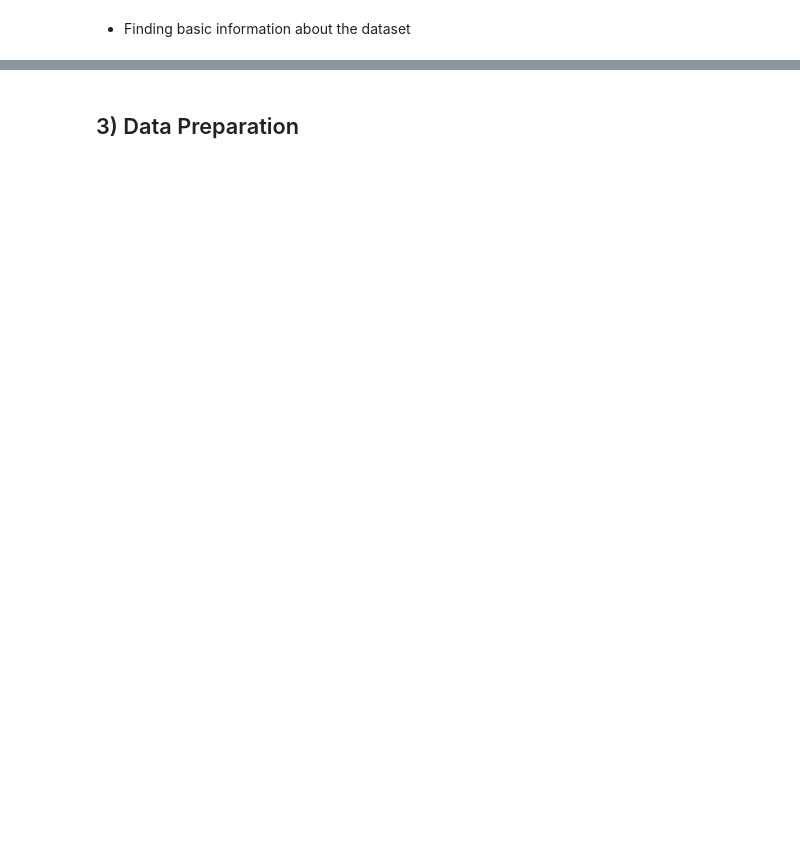
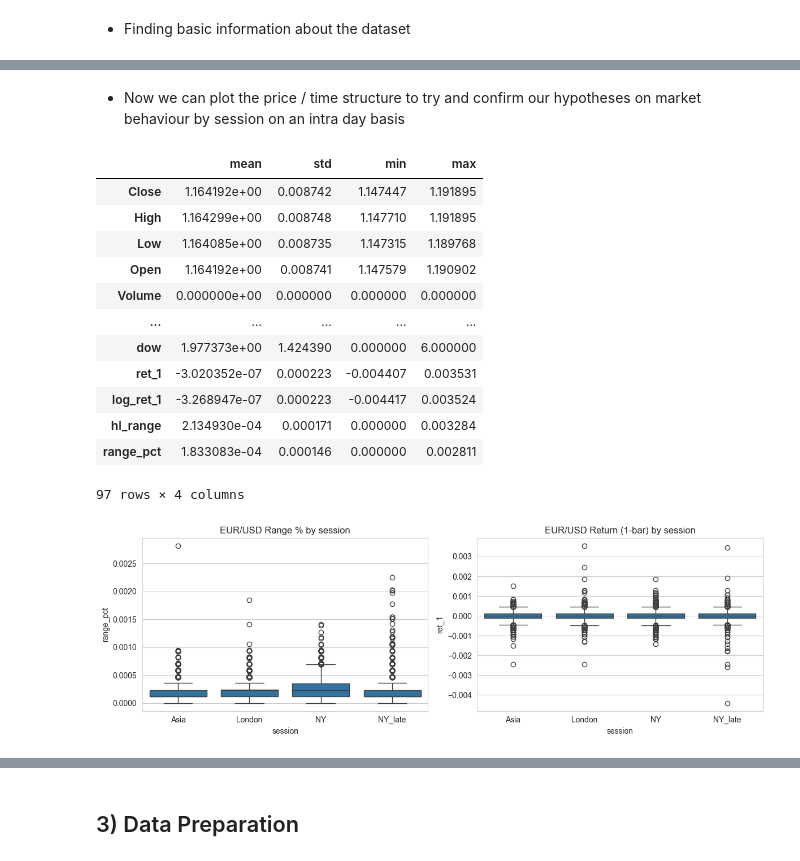
Before and after one commit to eugene-maina72/FX-trading-bot-EUR-USD, a Jupyter notebook: notebook.ipynb, the cells around one changed output, grey strips where cells are left out. Cells and saved outputs as stored; diff of their text form; code cells hidden in the pictures; blank space fills up the shorter version.

Commit message:
EDA and data prep done

```diff
--- a/notebook.ipynb
+++ b/notebook.ipynb
@@ -515,0 +588,31 @@ five_min.describe().T
+# %%
+# --- Helpers to speed up the code ---
+
+# Creating session, hour, day of week features
+def add_time_context(df, tz="UTC"):
+    df = df.copy()
+    df.index = pd.to_datetime(df.index).tz_convert(tz) if df.index.tzinfo else pd.to_datetime(df.index).tz_localize(tz)
+    df["hour"] = df.index.hour
+    df["dow"] = df.index.dayofweek
+    df["session"] = pd.cut(
+        df["hour"],
+        bins=[-1, 7, 12, 17, 24],  # rough Asia / London / NY bands
+        labels=["Asia", "London", "NY", "NY_late"],
+    )
+    return df
+
+# Basic health check function
+def basic_health(df, name):
+    print(f"\n{name} shape={df.shape}, date span={df.index.min()} → {df.index.max()}")
+    print(df.isna().sum())
+    print("duplicates:", df.index.duplicated().sum())
+
+
+# Adding return and range features
+def add_returns_ranges(df):
+    df = df.copy()
+    df["ret_1"] = df["Close"].pct_change()
+    df["log_ret_1"] = np.log(df["Close"]).diff()
+    df["hl_range"] = df["High"] - df["Low"]
+    df["range_pct"] = df["hl_range"] / df["Close"]
+    return df
@@ -515,0 +643,30 @@ five_min.describe().T
+# %% [markdown]
+* Now we can plot the price / time structure to try and confirm our hypotheses on market behaviour by session on an intra day basis
+# %%
+# ---- Price + time structure (5m primary) ---
+five_ctx = add_time_context(five_min)
+five_ctx = add_returns_ranges(five_ctx)
+
+display(five_ctx.describe().T[["mean", "std", "min", "max"]])
+
+fig, ax = plt.subplots(1, 2, figsize=(12, 4))
+sns.boxplot(data=five_ctx, x="session", y="range_pct", ax=ax[0])
+sns.boxplot(data=five_ctx, x="session", y="ret_1", ax=ax[1])
+ax[0].set_title("EUR/USD Range % by session")
+ax[1].set_title("EUR/USD Return (1-bar) by session")
+plt.tight_layout()
+# %% [output]
+|  | mean | std | min | max |
+| Close | 1.164192e+00 | 0.008742 | 1.147447 | 1.191895 |
+| High | 1.164299e+00 | 0.008748 | 1.147710 | 1.191895 |
+| Low | 1.164085e+00 | 0.008735 | 1.147315 | 1.189768 |
+| Open | 1.164192e+00 | 0.008741 | 1.147579 | 1.190902 |
+| Volume | 0.000000e+00 | 0.000000 | 0.000000 | 0.000000 |
+| ... | ... | ... | ... | ... |
+| dow | 1.977373e+00 | 1.424390 | 0.000000 | 6.000000 |
+| ret_1 | -3.020352e-07 | 0.000223 | -0.004407 | 0.003531 |
+| log_ret_1 | -3.268947e-07 | 0.000223 | -0.004417 | 0.003524 |
+| hl_range | 2.134930e-04 | 0.000171 | 0.000000 | 0.003284 |
+| range_pct | 1.833083e-04 | 0.000146 | 0.000000 | 0.002811 |
+97 rows × 4 columns
+[figure, added]
```
Also changed, not shown: parts of 40 cells of this notebook, 18 other files.
